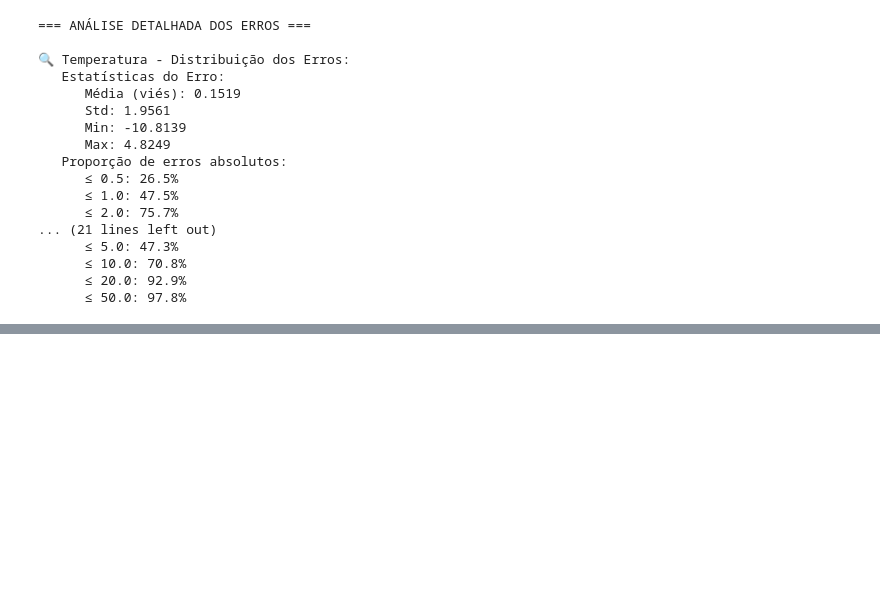
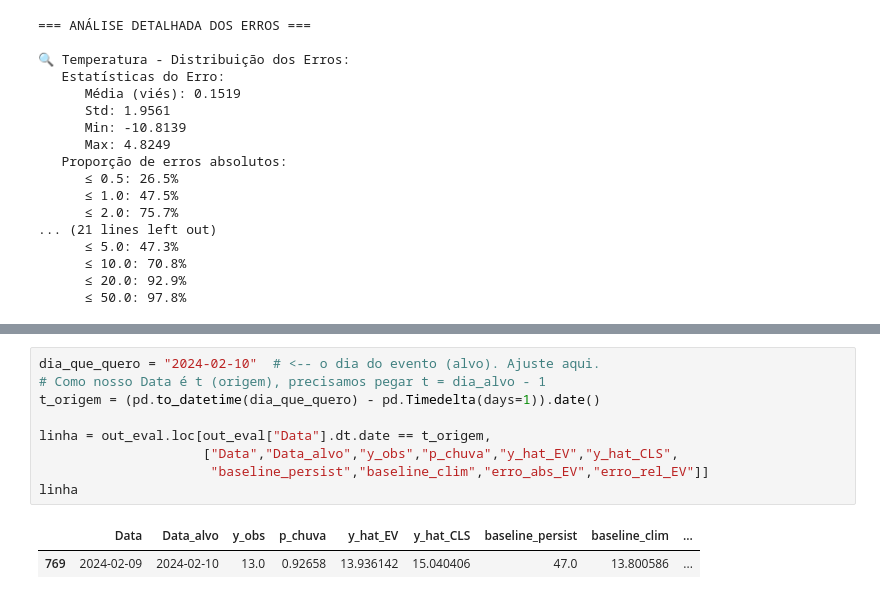
Before and after one commit to MauricioRPF/Weather_Report, a Jupyter notebook: Weather_Report_.ipynb, the cells around one changed output, grey strips where cells are left out. Drawn from its saved outputs; the diff is of its cells as text; blank space fills up the shorter version.

```diff
--- a/Weather_Report_.ipynb
+++ b/Weather_Report_.ipynb
@@ -2410,0 +2884,12 @@ for target_name, comp_df in comparison_dfs.items():
+# %%
+dia_que_quero = "2024-02-10"  # <-- o dia do evento (alvo). Ajuste aqui.
+# Como nosso Data é t (origem), precisamos pegar t = dia_alvo - 1
+t_origem = (pd.to_datetime(dia_que_quero) - pd.Timedelta(days=1)).date()
+
+linha = out_eval.loc[out_eval["Data"].dt.date == t_origem,
+                     ["Data","Data_alvo","y_obs","p_chuva","y_hat_EV","y_hat_CLS",
+                      "baseline_persist","baseline_clim","erro_abs_EV","erro_rel_EV"]]
+linha
+# %% [output]
+|  | Data | Data_alvo | y_obs | p_chuva | y_hat_EV | y_hat_CLS | baseline_persist | baseline_clim | ... |
+| 769 | 2024-02-09 | 2024-02-10 | 13.0 | 0.92658 | 13.936142 | 15.040406 | 47.0 | 13.800586 | ... |
```
Also changed, not shown: parts of 12 cells of this notebook.
